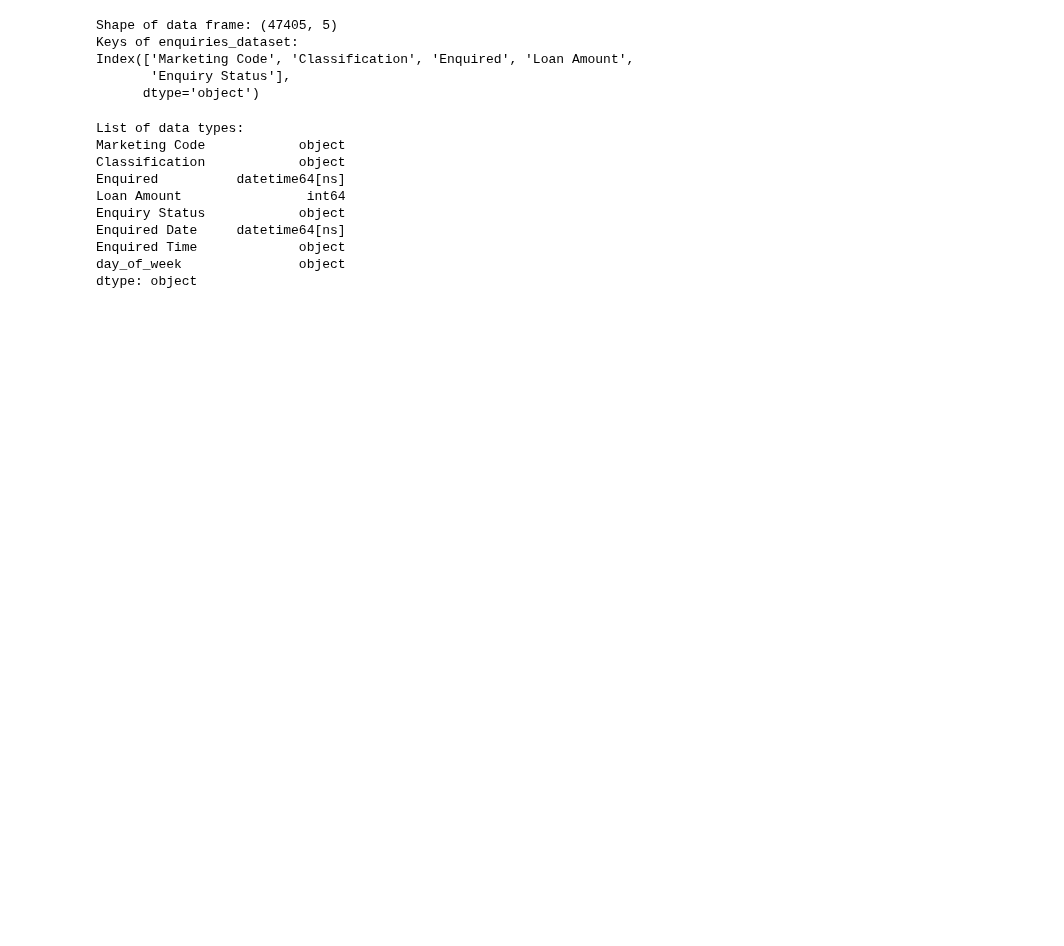
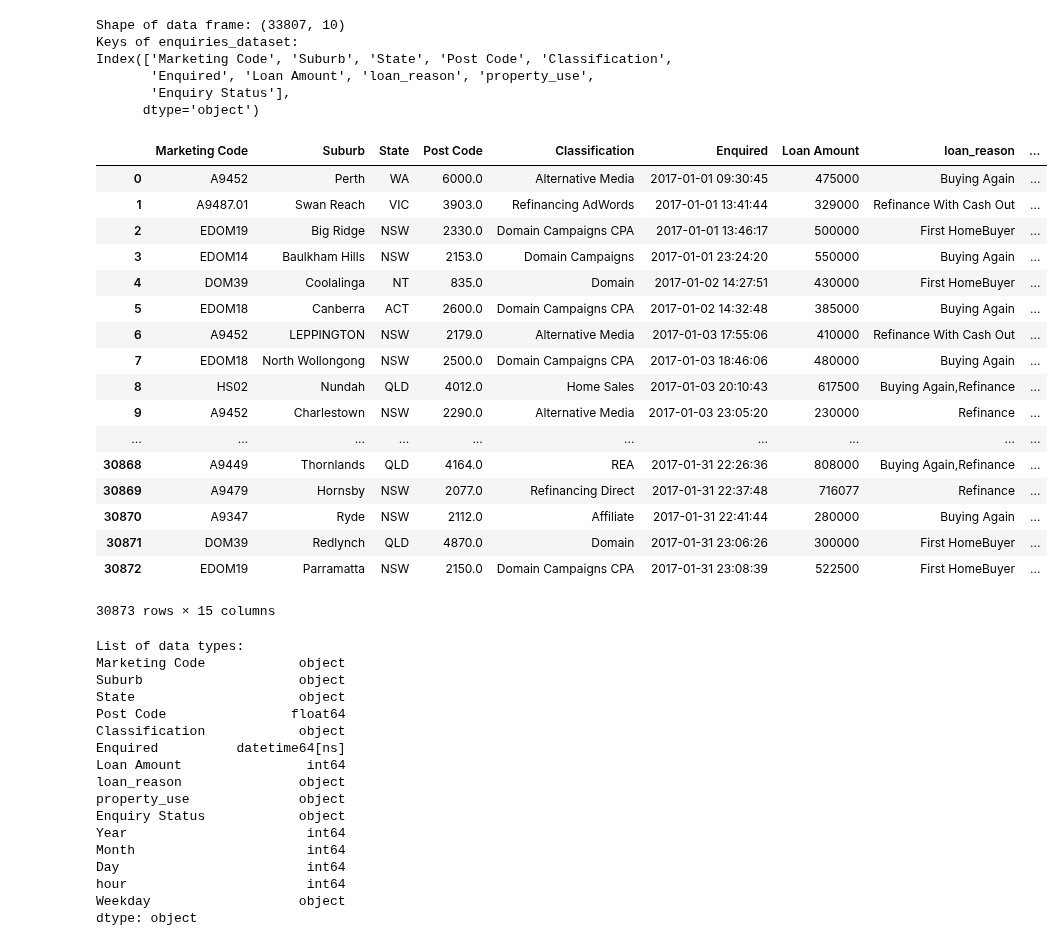
Before and after one commit to MagicMike90/customer-interest, a Jupyter notebook: enquiry_pipeline.ipynb, the cells around one changed output. Cells and saved outputs as stored; diff of their text form; code cells hidden in the pictures; blank space fills up the shorter version.

```diff
--- a/enquiry_pipeline.ipynb
+++ b/enquiry_pipeline.ipynb
@@ -15,8 +32,8 @@ for file_ in allFiles:
     list_.append(df)
 df = pd.concat(list_)
 # %%
-selected_features = ['Marketing Code', 'Classification','Enquired',
-                     'Loan Amount']
+selected_features = ['Marketing Code','Suburb', 'State','Post Code','Classification','Enquired',
+                     'Loan Amount','loan_reason','property_use']
 target = 'Enquiry Status';
 whole_set = selected_features + [target]
 
@@ -26,49 +43,84 @@ df = df.replace('On Hold','Rejected')
 df['Loan Amount'] = pd.to_numeric(df['Loan Amount'],errors='coerce')
 df = df.dropna(axis=0, how='any')
 
+df = df[~df[target].isin(['In Progress','Just Received'])]
 df['Loan Amount'] = df['Loan Amount'].astype(int)
 # %%
 print("Shape of data frame: {}".format(df.shape))
 print("Keys of enquiries_dataset: \n{}".format(df.keys()))
 # %% [output]
-Shape of data frame: (47405, 5)
+Shape of data frame: (33807, 10)
 Keys of enquiries_dataset:
-Index(['Marketing Code', 'Classification', 'Enquired', 'Loan Amount',
+Index(['Marketing Code', 'Suburb', 'State', 'Post Code', 'Classification',
+       'Enquired', 'Loan Amount', 'loan_reason', 'property_use',
        'Enquiry Status'],
       dtype='object')
 # %%
 from datetime import datetime
 from dateutil.parser import parse
 
-temp = pd.DatetimeIndex(df['Enquired'])
-df['Enquired'] = temp
-df['Enquired Date'] = pd.to_datetime(temp.date)
-df['Enquired Time'] = temp.time
+df['Enquired'] = pd.DatetimeIndex(df['Enquired'])
+# df['Enquired'] = temp
+# df['Enquired Date'] = pd.to_datetime(temp.date)
+# df['Enquired Time'] = temp.time
 # data_set = data_set.drop(['Enquired'],1)
 
 # filter years
 start_date = '2017-01-01'
 end_date = '2017-12-31'
-mask = (df['Enquired Date'] > start_date) & (df['Enquired Date'] <= end_date)
+mask = (df['Enquired'] > start_date) & (df['Enquired'] <= end_date)
 df = df.loc[mask].reset_index(drop=True)
-df['day_of_week'] = df['Enquired Date'].dt.weekday_name
+df['Year'] = df['Enquired'].dt.year
+df['Month'] = df['Enquired'].dt.month
+df['Day'] = df['Enquired'].dt.day
+df['hour'] = df['Enquired'].dt.hour
+df['Weekday'] = df['Enquired'].dt.weekday_name
 
-# X = data_set[['Marketing Code','App Source', 'Web Source', 'Classification','Enquired Date',]]
-X = df[df.keys()]
-X = X.drop(['Enquiry Status'],1)
-y = df[target]
+# if 'Enquired' in df.columns:
+#     df = df.drop(columns=['Enquired'])
+#     df = df.drop(columns=['Enquired Date'])
+# %%
+encoded_columns = df.loc[:, df.columns != 'Loan Amount'].columns
+
+display(df)
+# %% [output]
+|  | Marketing Code | Suburb | State | Post Code | Classification | Enquired | Loan Amount | loan_reason | ... |
+| 0 | A9452 | Perth | WA | 6000.0 | Alternative Media | 2017-01-01 09:30:45 | 475000 | Buying Again | ... |
+| 1 | A9487.01 | Swan Reach | VIC | 3903.0 | Refinancing AdWords | 2017-01-01 13:41:44 | 329000 | Refinance With Cash Out | ... |
+| 2 | EDOM19 | Big Ridge | NSW | 2330.0 | Domain Campaigns CPA | 2017-01-01 13:46:17 | 500000 | First HomeBuyer | ... |
+| 3 | EDOM14 | Baulkham Hills | NSW | 2153.0 | Domain Campaigns | 2017-01-01 23:24:20 | 550000 | Buying Again | ... |
+| 4 | DOM39 | Coolalinga | NT | 835.0 | Domain | 2017-01-02 14:27:51 | 430000 | First HomeBuyer | ... |
+| 5 | EDOM18 | Canberra | ACT | 2600.0 | Domain Campaigns CPA | 2017-01-02 14:32:48 | 385000 | Buying Again | ... |
+| 6 | A9452 | LEPPINGTON | NSW | 2179.0 | Alternative Media | 2017-01-03 17:55:06 | 410000 | Refinance With Cash Out | ... |
+| 7 | EDOM18 | North Wollongong | NSW | 2500.0 | Domain Campaigns CPA | 2017-01-03 18:46:06 | 480000 | Buying Again | ... |
+| 8 | HS02 | Nundah | QLD | 4012.0 | Home Sales | 2017-01-03 20:10:43 | 617500 | Buying Again,Refinance | ... |
+| 9 | A9452 | Charlestown | NSW | 2290.0 | Alternative Media | 2017-01-03 23:05:20 | 230000 | Refinance | ... |
+| ... | ... | ... | ... | ... | ... | ... | ... | ... | ... |
+| 30868 | A9449 | Thornlands | QLD | 4164.0 | REA | 2017-01-31 22:26:36 | 808000 | Buying Again,Refinance | ... |
+| 30869 | A9479 | Hornsby | NSW | 2077.0 | Refinancing Direct | 2017-01-31 22:37:48 | 716077 | Refinance | ... |
+| 30870 | A9347 | Ryde | NSW | 2112.0 | Affiliate | 2017-01-31 22:41:44 | 280000 | Buying Again | ... |
+| 30871 | DOM39 | Redlynch | QLD | 4870.0 | Domain | 2017-01-31 23:06:26 | 300000 | First HomeBuyer | ... |
+| 30872 | EDOM19 | Parramatta | NSW | 2150.0 | Domain Campaigns CPA | 2017-01-31 23:08:39 | 522500 | First HomeBuyer | ... |
+30873 rows × 15 columns
 # %%
 print("List of data types: \n{}".format(df.dtypes))
 # %% [output]
 List of data types:
 Marketing Code            object
+Suburb                    object
+State                     object
+Post Code                float64
 Classification            object
 Enquired          datetime64[ns]
 Loan Amount                int64
+loan_reason               object
+property_use              object
 Enquiry Status            object
-Enquired Date     datetime64[ns]
-Enquired Time             object
-day_of_week               object
+Year                       int64
+Month                      int64
+Day                        int64
+hour                       int64
+Weekday                   object
 dtype: object
 # %%
 from sklearn.preprocessing import LabelEncoder
```
Also changed, not shown: parts of 16 cells of this notebook, 7 other files.
